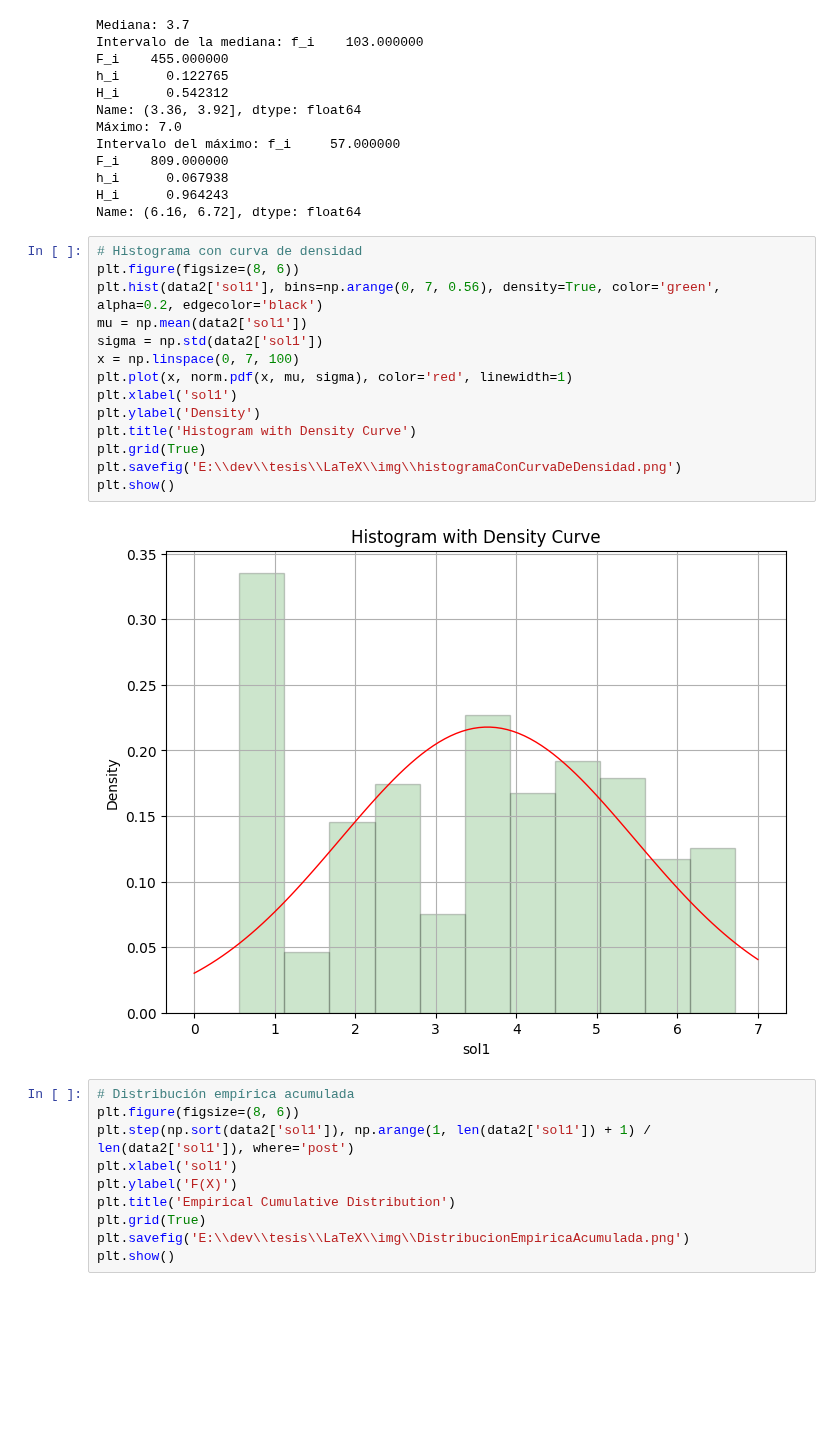
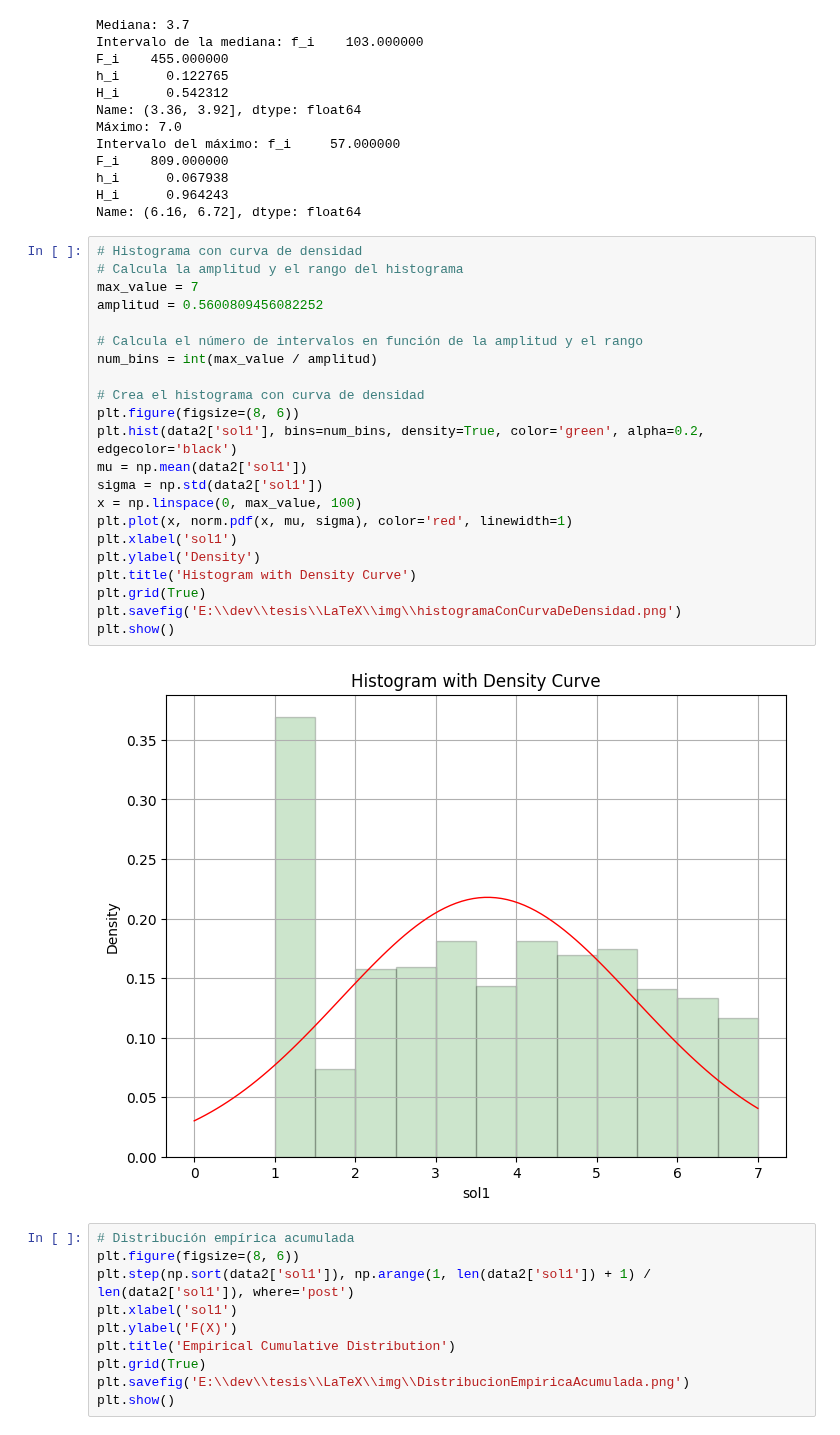
Before and after one commit to tonporaqui/tesis, a Jupyter notebook: jupyter_notebook/notebooks/analisis_datos.ipynb, the cells around one changed output. Drawn from its saved outputs; the diff is of its cells as text; blank space fills up the shorter version.

```diff
--- a/jupyter_notebook/notebooks/analisis_datos.ipynb
+++ b/jupyter_notebook/notebooks/analisis_datos.ipynb
@@ -224,20 +224,28 @@ H_i      0.964243
 Name: (6.16, 6.72], dtype: float64
 # %%
 # Histograma con curva de densidad
+# Calcula la amplitud y el rango del histograma
+max_value = 7
+amplitud = 0.5600809456082252
+
+# Calcula el número de intervalos en función de la amplitud y el rango
+num_bins = int(max_value / amplitud)
+
+# Crea el histograma con curva de densidad
 plt.figure(figsize=(8, 6))
-plt.hist(data2['sol1'], bins=np.arange(0, 7, 0.56), density=True, color='green', alpha=0.2, edgecolor='black')
+plt.hist(data2['sol1'], bins=num_bins, density=True, color='green', alpha=0.2, edgecolor='black')
 mu = np.mean(data2['sol1'])
 sigma = np.std(data2['sol1'])
-x = np.linspace(0, 7, 100)
+x = np.linspace(0, max_value, 100)
 plt.plot(x, norm.pdf(x, mu, sigma), color='red', linewidth=1)
 plt.xlabel('sol1')
 plt.ylabel('Density')
 plt.title('Histogram with Density Curve')
 plt.grid(True)
 plt.savefig('E:\\dev\\tesis\\LaTeX\\img\\histogramaConCurvaDeDensidad.png')
 plt.show()
 # %% [output]
-[figure, old version]
+[figure, new version]
 # %%
 # Distribución empírica acumulada
 plt.figure(figsize=(8, 6))
```
Also changed, not shown: parts of 1 cell of this notebook, 5 other files.
